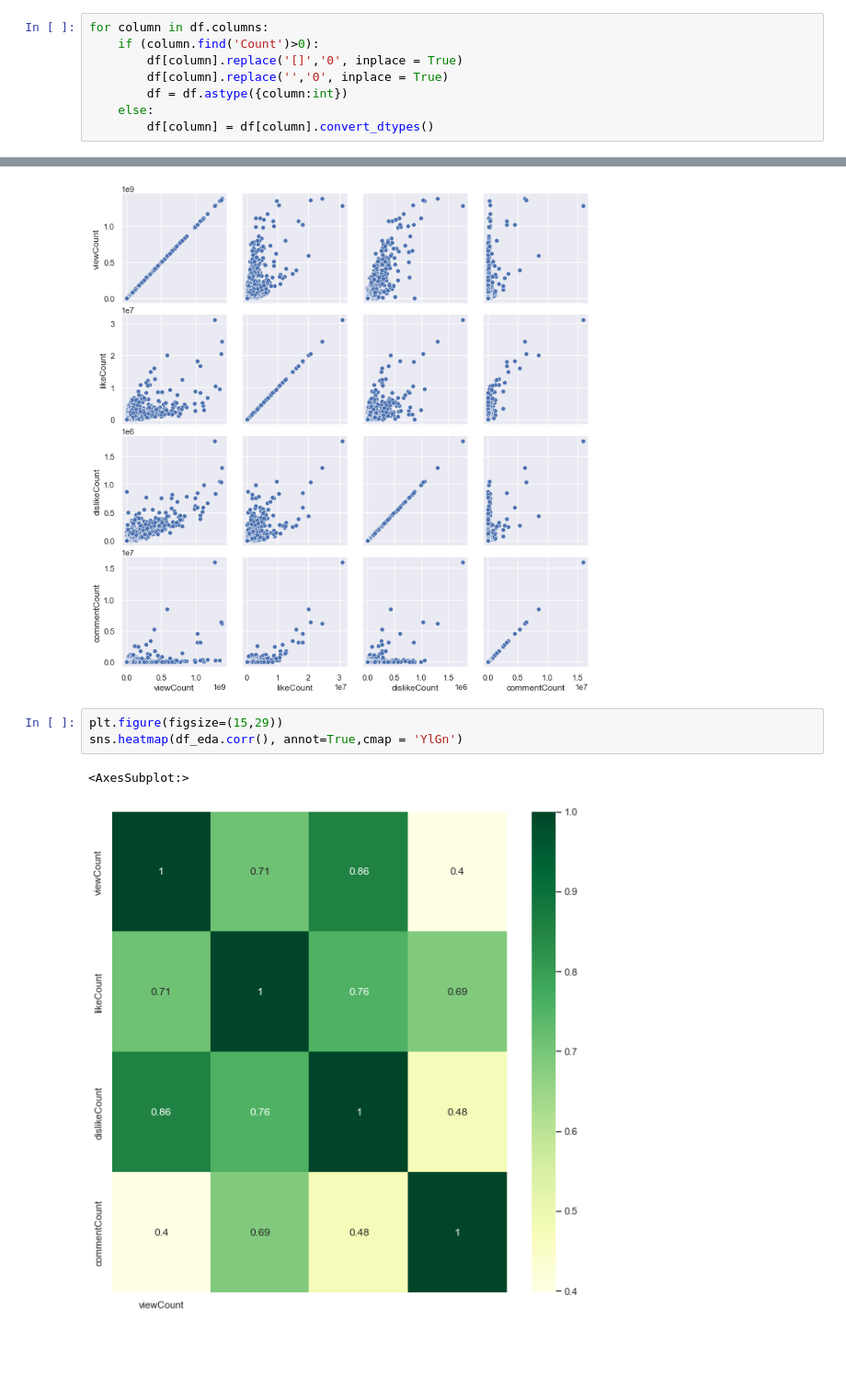
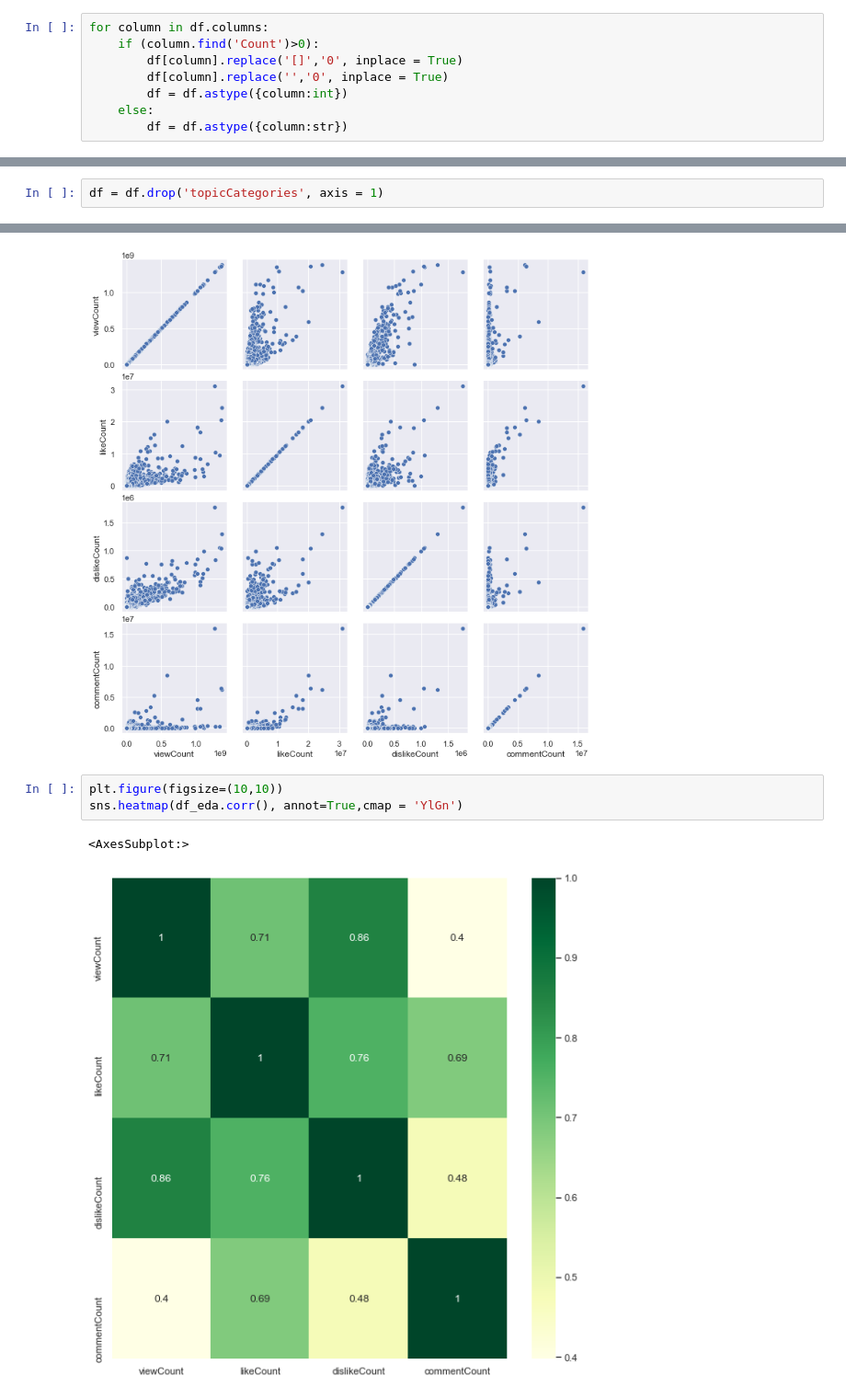
Before and after one commit to TeamEpicProjects/Recommendation-System-for-YT, a Jupyter notebook: notebook/eda/EDA-YouTube-RC.ipynb, the cells around one changed output, grey strips where cells are left out. Shown at 92% size. Saved outputs shown, nothing was run; the diff lists cells and outputs as text; blank space fills up the shorter version.

```diff
--- a/notebook/eda/EDA-YouTube-RC.ipynb
+++ b/notebook/eda/EDA-YouTube-RC.ipynb
@@ -42,7 +52,7 @@ for column in df.columns:
         df[column].replace('','0', inplace = True)
         df = df.astype({column:int})
     else:
-        df[column] = df[column].convert_dtypes()
+        df = df.astype({column:str})
 # %%
 df.shape
 # %% [output]
@@ -49,0 +60,2 @@ df.shape
+# %%
+df = df.drop('topicCategories', axis = 1)
@@ -136,8 +114,8 @@ g.map(sns.scatterplot)
 <Figure size 2160x2160 with 0 Axes>
 [figure]
 # %%
-plt.figure(figsize=(15,29))
+plt.figure(figsize=(10,10))
 sns.heatmap(df_eda.corr(), annot=True,cmap = 'YlGn')
 # %% [output]
 <AxesSubplot:>
-[figure, old version]
+[figure, new version]
```
Also changed, not shown: parts of 25 cells of this notebook.
